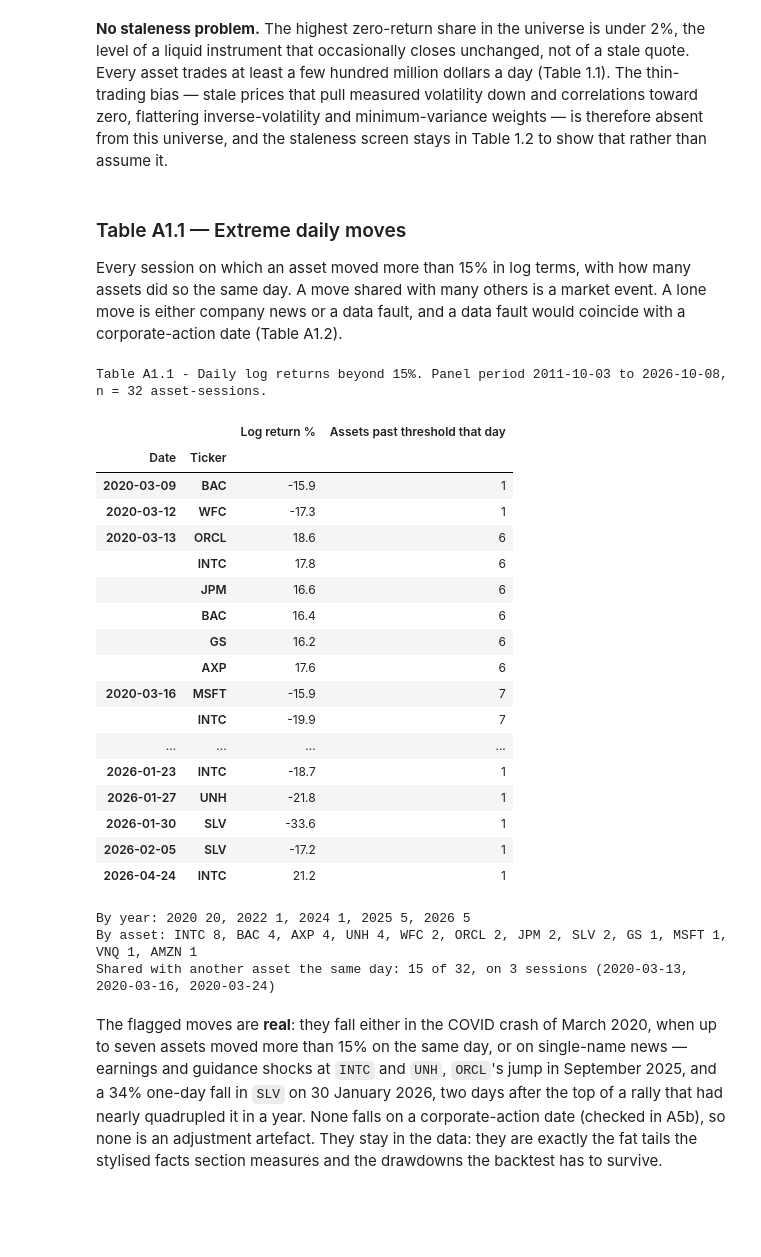
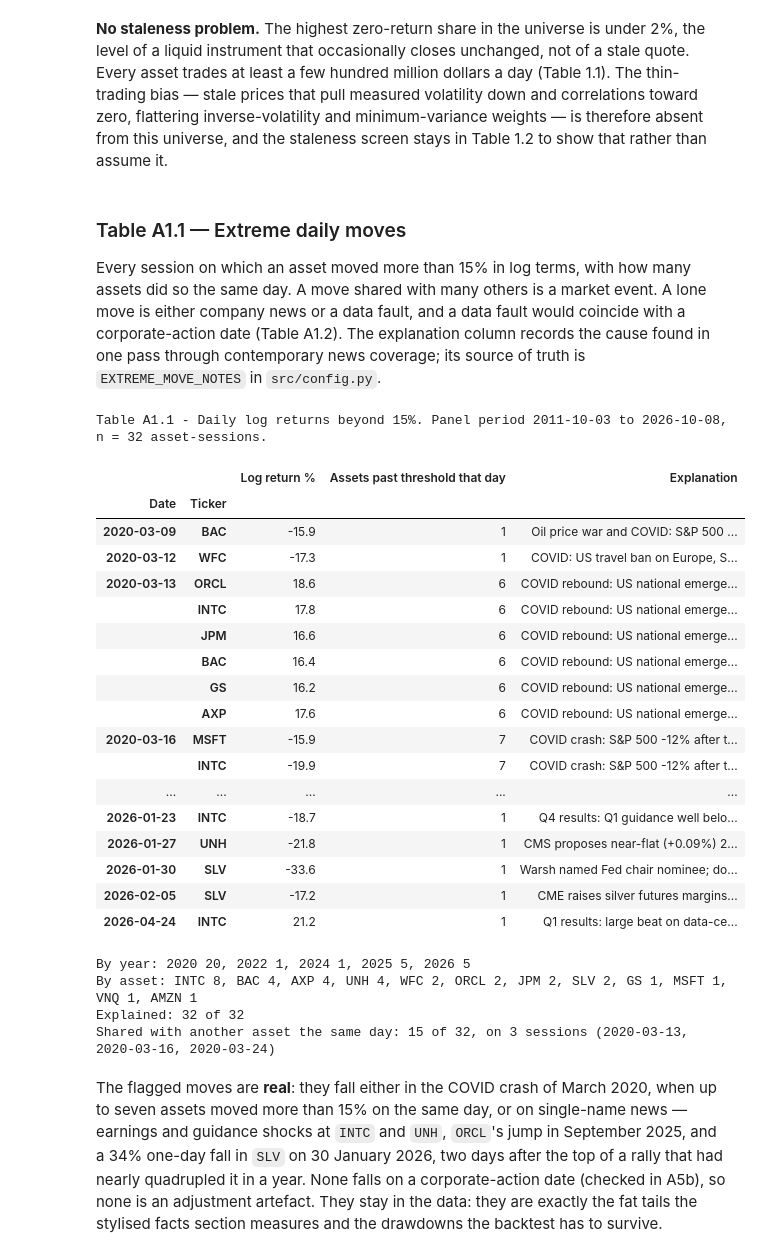
Before and after one commit to christianvanbellen/nova-ims-portfolio-management, a Jupyter notebook: notebooks/01_investment_universe.ipynb, the cells around one changed output. Saved outputs shown, nothing was run; the diff lists cells and outputs as text; code cells hidden in the pictures; blank space fills up the shorter version.

Commit message:
explain each extreme daily move in Table A1.1
Co-Authored-By: Claude Opus 5.5 (1M context) <noreply@anthropic.com>

```diff
--- a/notebooks/01_investment_universe.ipynb
+++ b/notebooks/01_investment_universe.ipynb
@@ -352,44 +352,51 @@ that rather than assume it.
 
 Every session on which an asset moved more than 15% in log terms, with how many assets did so the same
 day. A move shared with many others is a market event. A lone move is either company news or a data
-fault, and a data fault would coincide with a corporate-action date (Table A1.2).
+fault, and a data fault would coincide with a corporate-action date (Table A1.2). The explanation column records the
+cause found in one pass through contemporary news coverage; its source of truth is
+`EXTREME_MOVE_NOTES` in `src/config.py`.
 # %%
 moves = data.extreme_moves(panel)
 print(f"Table A1.1 - Daily log returns beyond {cfg.EXTREME_MOVE:.0%}. "
       f"Panel period {panel.calendar[0].date()} to {panel.calendar[-1].date()}, n = {len(moves)} asset-sessions.")
+moves["Explanation"] = [cfg.EXTREME_MOVE_NOTES.get((d, t), "Not yet investigated")
+                        for d, t in zip(moves["Date"], moves["Ticker"])]
 display(fmt.style(moves.set_index(["Date", "Ticker"]), {
     "Log return %": lambda v: fmt.percent(v, 1),
     "Assets past threshold that day": fmt.count,
 }))
 
 by_year = moves["Date"].str[:4].value_counts().sort_index()
 print("By year:", ", ".join(f"{y} {n}" for y, n in by_year.items()))
 print("By asset:", ", ".join(f"{t} {n}" for t, n in moves["Ticker"].value_counts().items()))
 shared = moves[moves["Assets past threshold that day"] > 1]
+unexplained = (moves["Explanation"] == "Not yet investigated").sum()
+print(f"Explained: {len(moves) - unexplained} of {len(moves)}")
 print(f"Shared with another asset the same day: {len(shared)} of {len(moves)}, "
       f"on {shared['Date'].nunique()} sessions ({', '.join(sorted(shared['Date'].unique()))})")
 # %% [output]
 Table A1.1 - Daily log returns beyond 15%. Panel period 2011-10-03 to 2026-10-08, n = 32 asset-sessions.
-|  |  | Log return % | Assets past threshold that day |
-| Date | Ticker |  |  |
-| 2020-03-09 | BAC | -15.9 | 1 |
-| 2020-03-12 | WFC | -17.3 | 1 |
-| 2020-03-13 | ORCL | 18.6 | 6 |
-|  | INTC | 17.8 | 6 |
-|  | JPM | 16.6 | 6 |
-|  | BAC | 16.4 | 6 |
-|  | GS | 16.2 | 6 |
-|  | AXP | 17.6 | 6 |
-| 2020-03-16 | MSFT | -15.9 | 7 |
-|  | INTC | -19.9 | 7 |
-| ... | ... | ... | ... |
-| 2026-01-23 | INTC | -18.7 | 1 |
-| 2026-01-27 | UNH | -21.8 | 1 |
-| 2026-01-30 | SLV | -33.6 | 1 |
-| 2026-02-05 | SLV | -17.2 | 1 |
-| 2026-04-24 | INTC | 21.2 | 1 |
+|  |  | Log return % | Assets past threshold that day | Explanation |
+| Date | Ticker |  |  |  |
+| 2020-03-09 | BAC | -15.9 | 1 | Oil price war and COVID: S&P 500 ... |
+| 2020-03-12 | WFC | -17.3 | 1 | COVID: US travel ban on Europe, S... |
+| 2020-03-13 | ORCL | 18.6 | 6 | COVID rebound: US national emerge... |
+|  | INTC | 17.8 | 6 | COVID rebound: US national emerge... |
+|  | JPM | 16.6 | 6 | COVID rebound: US national emerge... |
+|  | BAC | 16.4 | 6 | COVID rebound: US national emerge... |
+|  | GS | 16.2 | 6 | COVID rebound: US national emerge... |
+|  | AXP | 17.6 | 6 | COVID rebound: US national emerge... |
+| 2020-03-16 | MSFT | -15.9 | 7 | COVID crash: S&P 500 -12% after t... |
+|  | INTC | -19.9 | 7 | COVID crash: S&P 500 -12% after t... |
+| ... | ... | ... | ... | ... |
+| 2026-01-23 | INTC | -18.7 | 1 | Q4 results: Q1 guidance well belo... |
+| 2026-01-27 | UNH | -21.8 | 1 | CMS proposes near-flat (+0.09%) 2... |
+| 2026-01-30 | SLV | -33.6 | 1 | Warsh named Fed chair nominee; do... |
+| 2026-02-05 | SLV | -17.2 | 1 | CME raises silver futures margins... |
+| 2026-04-24 | INTC | 21.2 | 1 | Q1 results: large beat on data-ce... |
 By year: 2020 20, 2022 1, 2024 1, 2025 5, 2026 5
 By asset: INTC 8, BAC 4, AXP 4, UNH 4, WFC 2, ORCL 2, JPM 2, SLV 2, GS 1, MSFT 1, VNQ 1, AMZN 1
+Explained: 32 of 32
 Shared with another asset the same day: 15 of 32, on 3 sessions (2020-03-13, 2020-03-16, 2020-03-24)
 # %% [markdown]
 The flagged moves are **real**: they fall either in the COVID crash of March 2020, when up to seven
```
Also changed, not shown: parts of 6 cells of this notebook, 1 other file.
